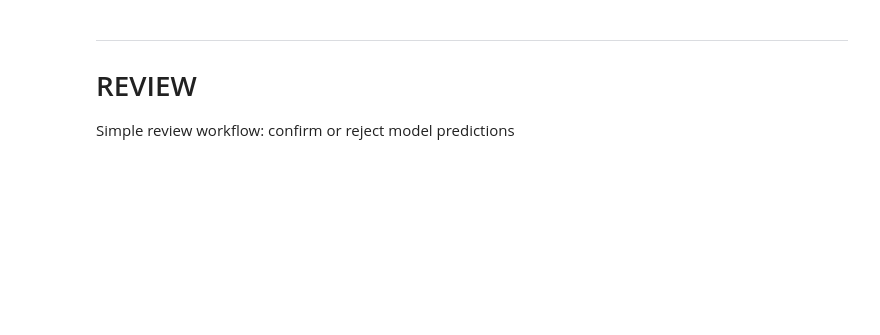
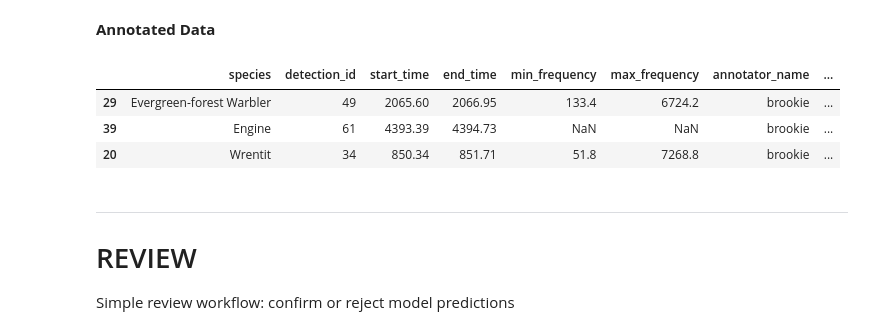
Before and after one commit to SchmidtDSE/jupyter_bioacoustic_demo, a Jupyter notebook: simple-example.ipynb, the cells around one changed output. Cells and saved outputs as stored; diff of their text form; code cells hidden in the pictures; blank space fills up the shorter version.

```diff
--- a/simple-example.ipynb
+++ b/simple-example.ipynb
@@ -26,3 +32,12 @@ ba_annotate.output()
+# %%
+print_md('**Annotated Data**')
+ba_annotate.output().sample(3)
+# %% [output]
+**Annotated Data**
+|  | species | detection_id | start_time | end_time | min_frequency | max_frequency | annotator_name | ... |
+| 29 | Evergreen-forest Warbler | 49 | 2065.60 | 2066.95 | 133.4 | 6724.2 | brookie | ... |
+| 39 | Engine | 61 | 4393.39 | 4394.73 | NaN | NaN | brookie | ... |
+| 20 | Wrentit | 34 | 850.34 | 851.71 | 51.8 | 7268.8 | brookie | ... |
 # %% [markdown]
 ---
 
```
Also changed, not shown: parts of 10 cells of this notebook, 14 other files.
